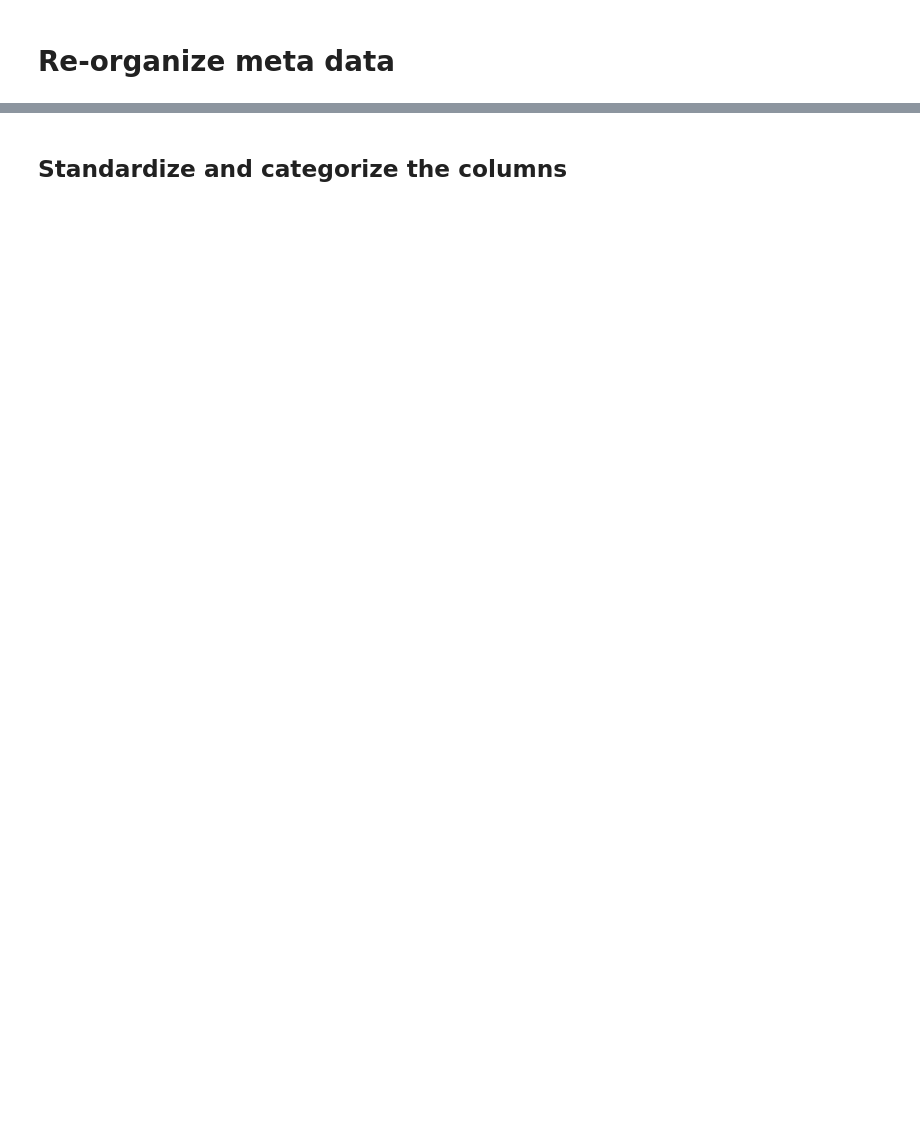
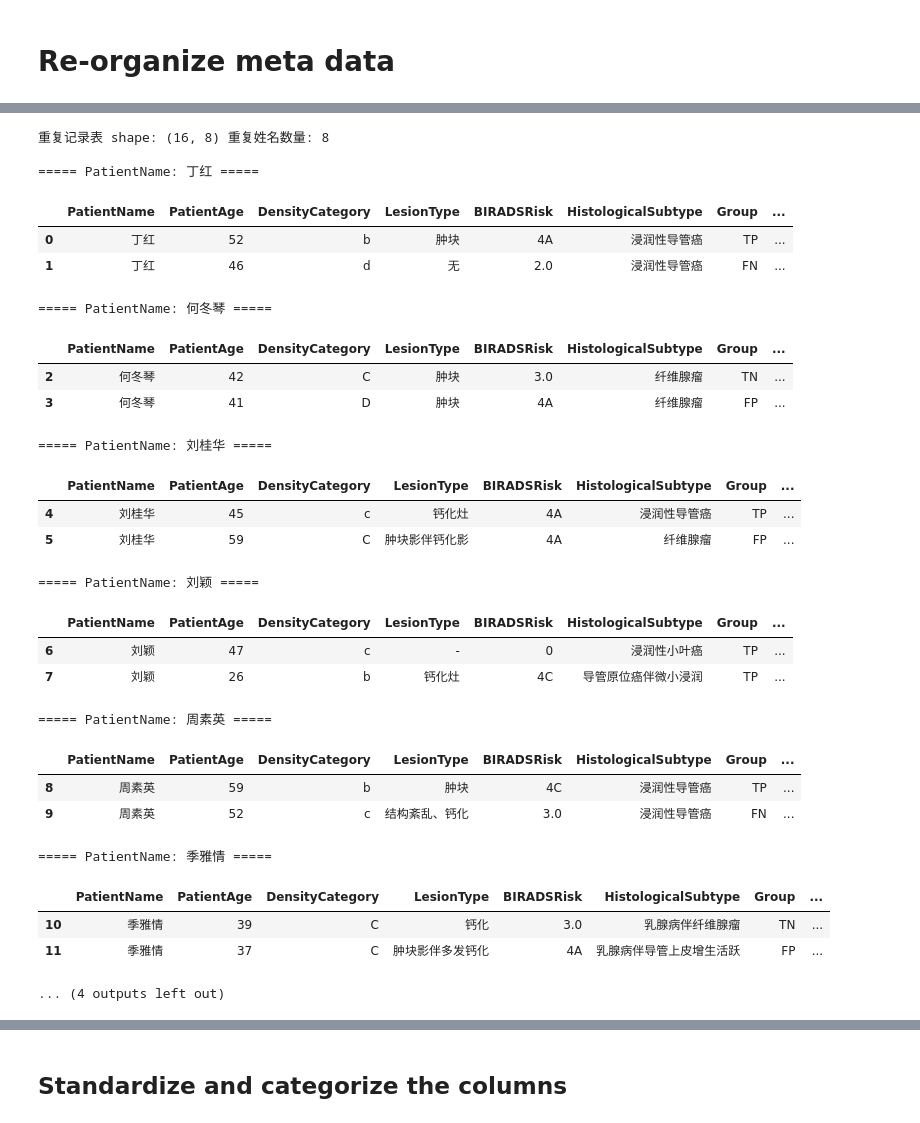
Before and after one commit to InkSaku/paper-data-analysis, a Jupyter notebook: data/data_checks.ipynb, the cells around one changed output, grey strips where cells are left out. Cells and saved outputs as stored; diff of their text form; code cells hidden in the pictures; blank space fills up the shorter version.

```diff
--- a/data/data_checks.ipynb
+++ b/data/data_checks.ipynb
@@ -127,8 +181,49 @@ print(meta_data.shape, meta_data['PatientName'].nunique())
 # %%
-duplidcated_meta = meta_data[meta_data.duplicated(subset=['PatientName'],
-                                                  keep=False)].sort_values(
-                                                      by=['PatientName']).reset_index(drop=True)
-print(duplidcated_meta.shape, duplidcated_meta['PatientName'].nunique())
+duplidcated_meta = meta_data[meta_data.duplicated(subset=['PatientName'], keep=False)].sort_values(
+    by=['PatientName']
+).reset_index(drop=True)
+
+# 打印重复记录总体情况
+print(
+    "重复记录表 shape:",
+    duplidcated_meta.shape,
+    "重复姓名数量:",
+    duplidcated_meta['PatientName'].nunique()
+)
+
+# 按 PatientName 分组，把同名患者的完整信息放在一起显示
+with pd.option_context('display.max_columns', None):
+    for name, group in duplidcated_meta.groupby('PatientName'):
+        print(f"\n===== PatientName: {name} =====")
+        display(group)
+# %% [output]
+重复记录表 shape: (16, 8) 重复姓名数量: 8
+
+===== PatientName: 丁红 =====
+|  | PatientName | PatientAge | DensityCategory | LesionType | BIRADSRisk | HistologicalSubtype | Group | ... |
+| 0 | 丁红 | 52 | b | 肿块 | 4A | 浸润性导管癌 | TP | ... |
+| 1 | 丁红 | 46 | d | 无 | 2.0 | 浸润性导管癌 | FN | ... |
+===== PatientName: 何冬琴 =====
+|  | PatientName | PatientAge | DensityCategory | LesionType | BIRADSRisk | HistologicalSubtype | Group | ... |
+| 2 | 何冬琴 | 42 | C | 肿块 | 3.0 | 纤维腺瘤 | TN | ... |
+| 3 | 何冬琴 | 41 | D | 肿块 | 4A | 纤维腺瘤 | FP | ... |
+===== PatientName: 刘桂华 =====
+|  | PatientName | PatientAge | DensityCategory | LesionType | BIRADSRisk | HistologicalSubtype | Group | ... |
+| 4 | 刘桂华 | 45 | c | 钙化灶 | 4A | 浸润性导管癌 | TP | ... |
+| 5 | 刘桂华 | 59 | C | 肿块影伴钙化影 | 4A | 纤维腺瘤 | FP | ... |
+===== PatientName: 刘颖 =====
+|  | PatientName | PatientAge | DensityCategory | LesionType | BIRADSRisk | HistologicalSubtype | Group | ... |
+| 6 | 刘颖 | 47 | c | - | 0 | 浸润性小叶癌 | TP | ... |
+| 7 | 刘颖 | 26 | b | 钙化灶 | 4C | 导管原位癌伴微小浸润 | TP | ... |
+===== PatientName: 周素英 =====
+|  | PatientName | PatientAge | DensityCategory | LesionType | BIRADSRisk | HistologicalSubtype | Group | ... |
+| 8 | 周素英 | 59 | b | 肿块 | 4C | 浸润性导管癌 | TP | ... |
+| 9 | 周素英 | 52 | c | 结构紊乱、钙化 | 3.0 | 浸润性导管癌 | FN | ... |
+===== PatientName: 季雅情 =====
+|  | PatientName | PatientAge | DensityCategory | LesionType | BIRADSRisk | HistologicalSubtype | Group | ... |
+| 10 | 季雅情 | 39 | C | 钙化 | 3.0 | 乳腺病伴纤维腺瘤 | TN | ... |
+| 11 | 季雅情 | 37 | C | 肿块影伴多发钙化 | 4A | 乳腺病伴导管上皮增生活跃 | FP | ... |
+... (4 outputs left out)
 # %%
 # print(non_duplidcated_meta['Group'].value_counts())
 # %%
```
Also changed, not shown: parts of 36 cells of this notebook, 1 other file.
